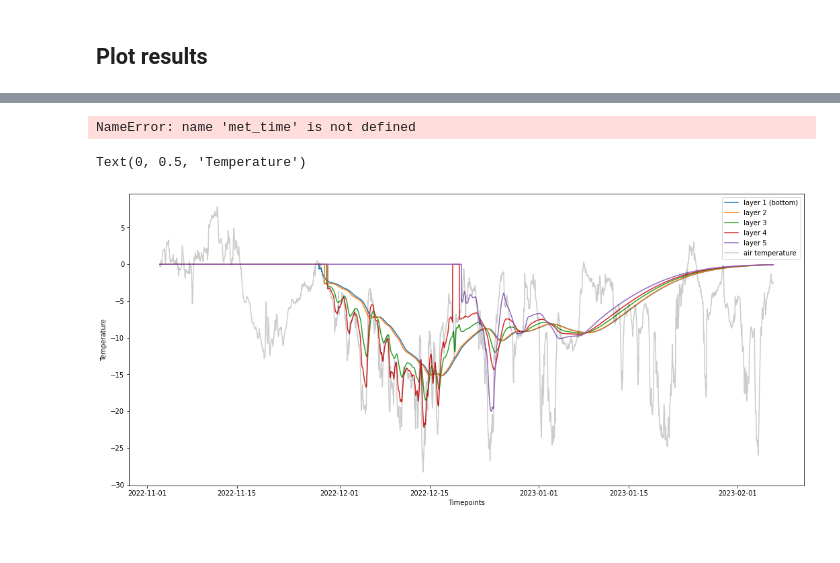
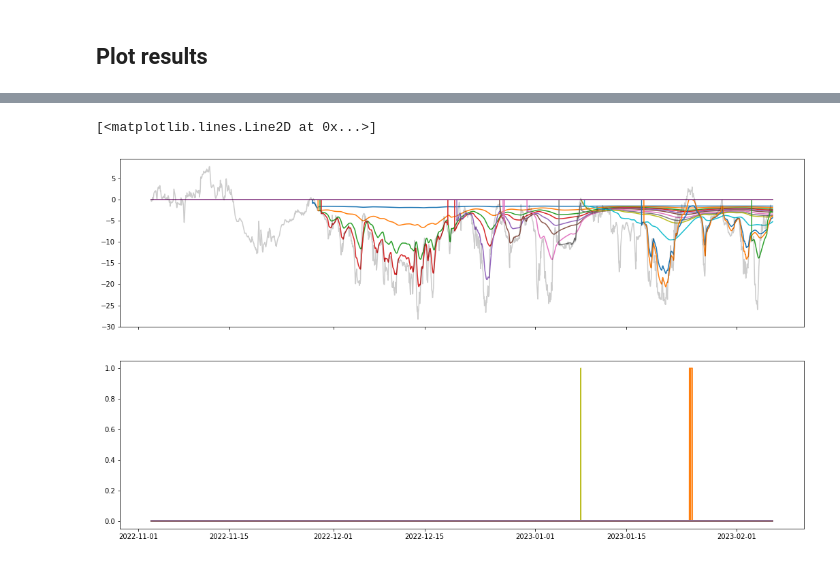
Before and after one commit to Mathilde-Bnt/MB_little_awk, a Jupyter notebook: finalized/02-Run_snowpack_model.ipynb, the cells around one changed output, grey strips where cells are left out. Drawn from its saved outputs; the diff is of its cells as text; code cells hidden in the pictures.

```diff
--- a/finalized/02-Run_snowpack_model.ipynb
+++ b/finalized/02-Run_snowpack_model.ipynb
@@ -120,34 +106 @@ plot_simul_and_signal(data_set_used, x_isel, y_isel, depth_evolution, nb_layers_
 ()
-# %%
-# Converting met_time to compatible units with temperature evolution plot
-
-met_time_compatible = []
-
-for time_index in range(len(met_time)):
-    met_time_compatible.append(met_time[time_index]/100)
-# %% [output]
-NameError: name 'met_time' is not defined
-# %%
-# Temperature
-
-layer1 = np.array(temperature_evolution)[:,0]
-layer2 = np.array(temperature_evolution)[:,1]
-layer3 = np.array(temperature_evolution)[:,2]
-layer4 = np.array(temperature_evolution)[:,3]
-layer5 = np.array(temperature_evolution)[:,4]
-
-plt.figure(figsize=(18, 8))
-plt.plot(met_df.index, layer1, label='layer 1 (bottom)')
-plt.plot(met_df.index,layer2, label='layer 2')
-plt.plot(met_df.index,layer3, label='layer 3')
-plt.plot(met_df.index,layer4, label='layer 4')
-plt.plot(met_df.index,layer5, label='layer 5')
-
-plt.plot(met_df.index, met_df.Air_temp, c='k', alpha=0.2, label='air temperature')
-
-plt.legend()
-plt.xlabel('Timepoints')
-plt.ylabel('Temperature')
-# %% [output]
-Text(0, 0.5, 'Temperature')
-[figure, removed]
@@ -155,0 +107,17 @@ met_time[:100]
+# %%
+# Temperature
+
+
+fig, axs = plt.subplots(2,1,sharex=True, figsize=(18, 10))
+for i in range(0,temperature_evolution.shape[1]):
+    axs[0].plot(met_df.index, np.array(temperature_evolution)[:,i], label=f'layer {i}')
+    axs[1].plot(met_df.index, snowpack[4][:,i], label=f'layer {i}')
+
+axs[0].plot(met_df.index, met_df.Air_temp, c='k', alpha=0.2, label='air temperature')
+
+#plt.legend()
+#plt.xlabel('Timepoints')
+#plt.ylabel('Temperature')
+# %% [output]
+[<matplotlib.lines.Line2D at 0x...>]
+[figure, added]
```
Also changed, not shown: parts of 5 cells of this notebook, 2 other files.
